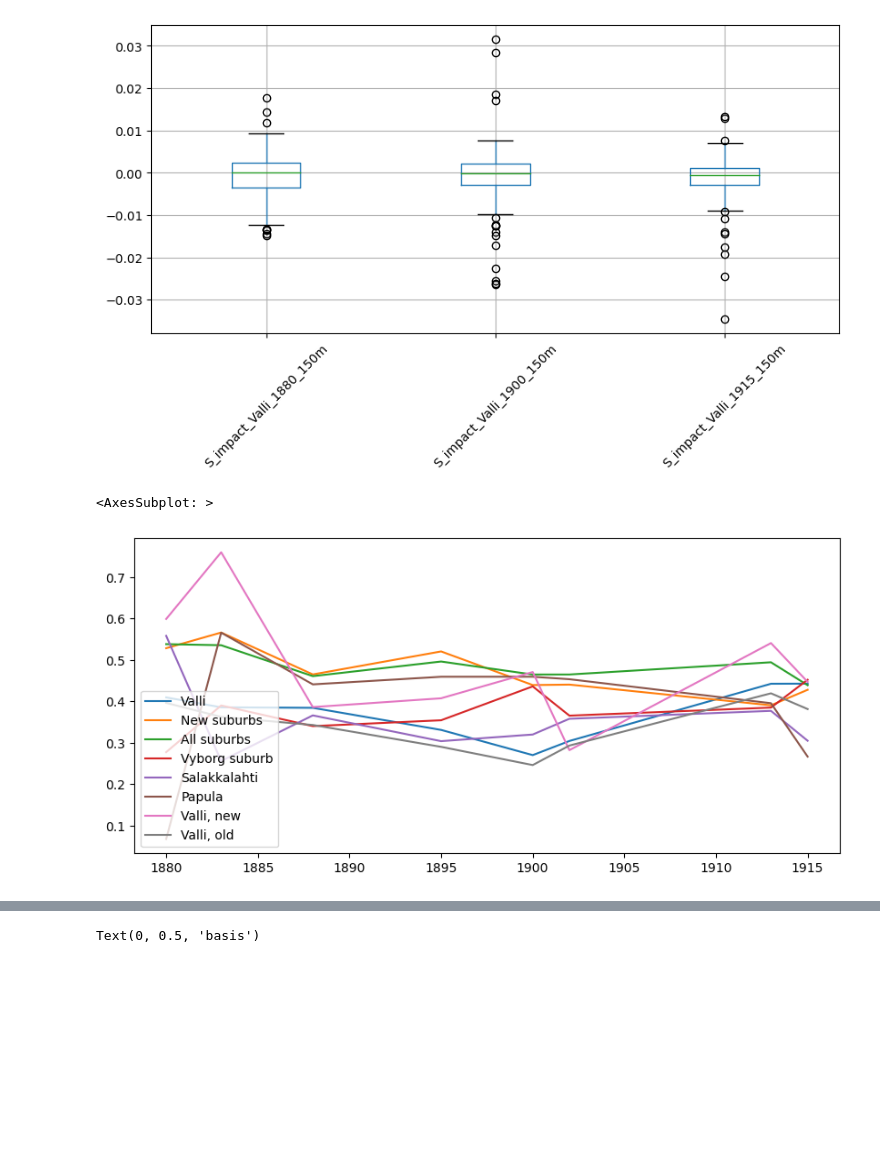
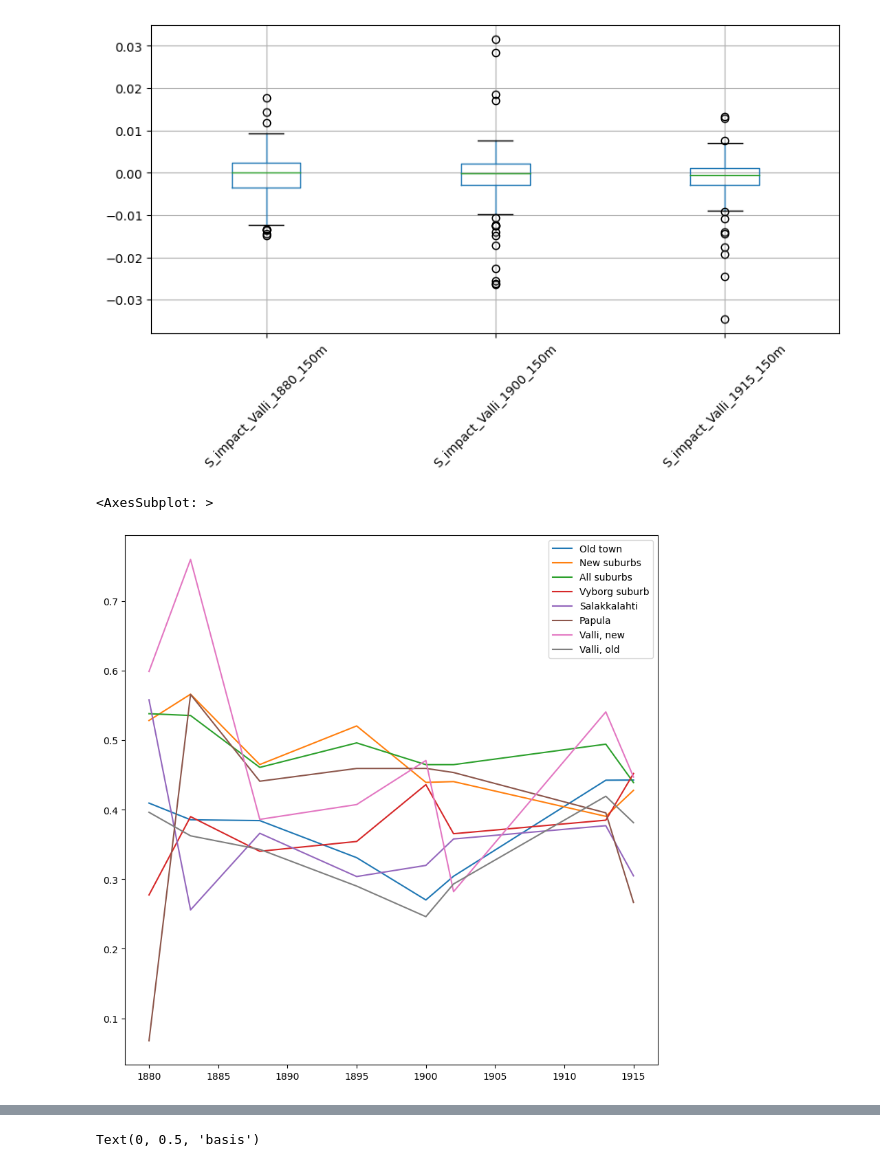
Before and after one commit to AnttiHaerkoenen/spatial_segregation, a Jupyter notebook: notebooks/segregation_change_1880-1915.ipynb, the cells around one changed output, grey strips where cells are left out. Saved outputs shown, nothing was run; the diff lists cells and outputs as text; code cells hidden in the pictures; blank space fills up the shorter version.

```diff
--- a/notebooks/segregation_change_1880-1915.ipynb
+++ b/notebooks/segregation_change_1880-1915.ipynb
@@ -22,7 +22,7 @@ BWS = 150, 200, 250
 CELL_SIZE = 20
 
 AREAS = {
-    'Valli': ['Valli', 'Valli_uusi'],
+    'Old town': ['Valli', 'Valli_uusi'],
     'New suburbs': ['Pietarin_esikaupunki', 'Repola', 'Anina', 'Pantsarlahti'],
     'All suburbs': ['Viipurin_esikaupunki', 'Pietarin_esikaupunki', 'Repola', 'Anina', 'Papula', 'Pantsarlahti', 'Salakkalahti'],
     'Vyborg suburb': ['Viipurin_esikaupunki'],
@@ -289,7 +289,7 @@ for year in (1880, 1900, 1915):
     population_data = population_data.pipe(handle_combined_plots).pipe(remove_institutions, institutions, year)
     combined_data = location_data.join(population_data, on=['district', 'plot_number'])
     combined_data.dropna(axis=0, inplace=True)
-    valli_data = combined_data.loc[AREAS['Valli']].copy()
+    valli_data = combined_data.loc[AREAS['Old town']].copy()
     for bw in BWS:
         for group in 'orthodox', 'lutheran', 'total':
             file = DATA_DIR / 'processed' / f"{group}_density_Valli_{year}_{bw}m.tif"
@@ -523,7 +523,7 @@ plt.show()
 # %% [output]
 [figure]
 # %%
-results_by_district.plot(figsize=FIG_SIZE)
+results_by_district.plot(figsize=(10, 10))
 # %% [output]
 <AxesSubplot: >
-[figure, old version]
+[figure, new version]
```
Also changed, not shown: parts of 11 cells of this notebook, 4 other files.
